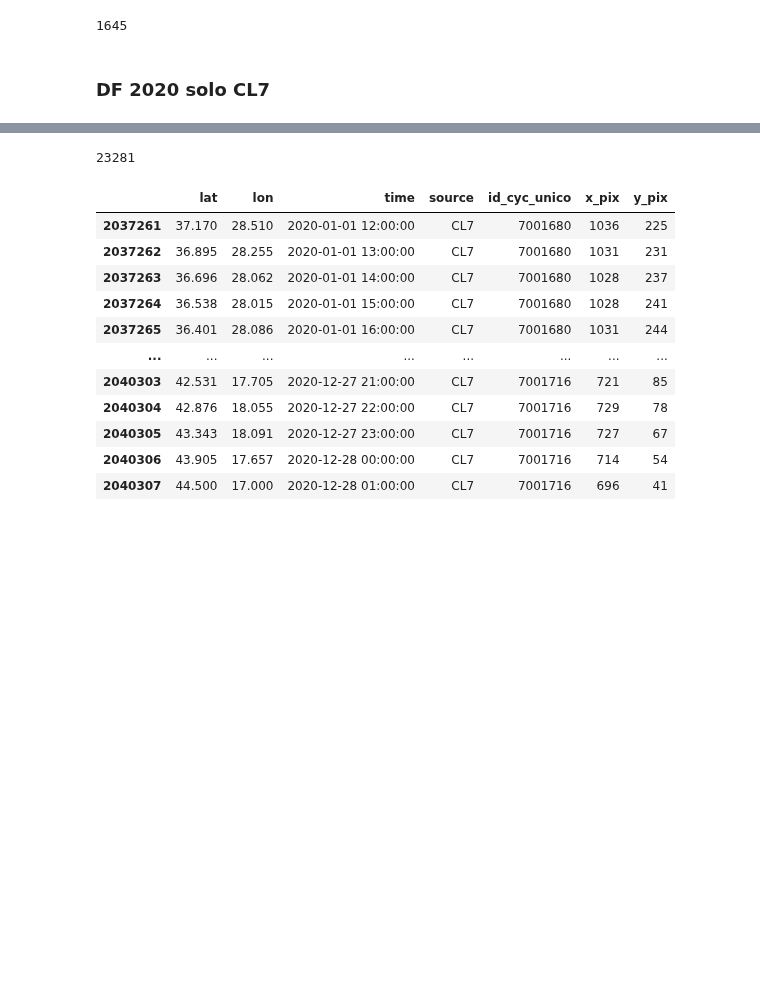
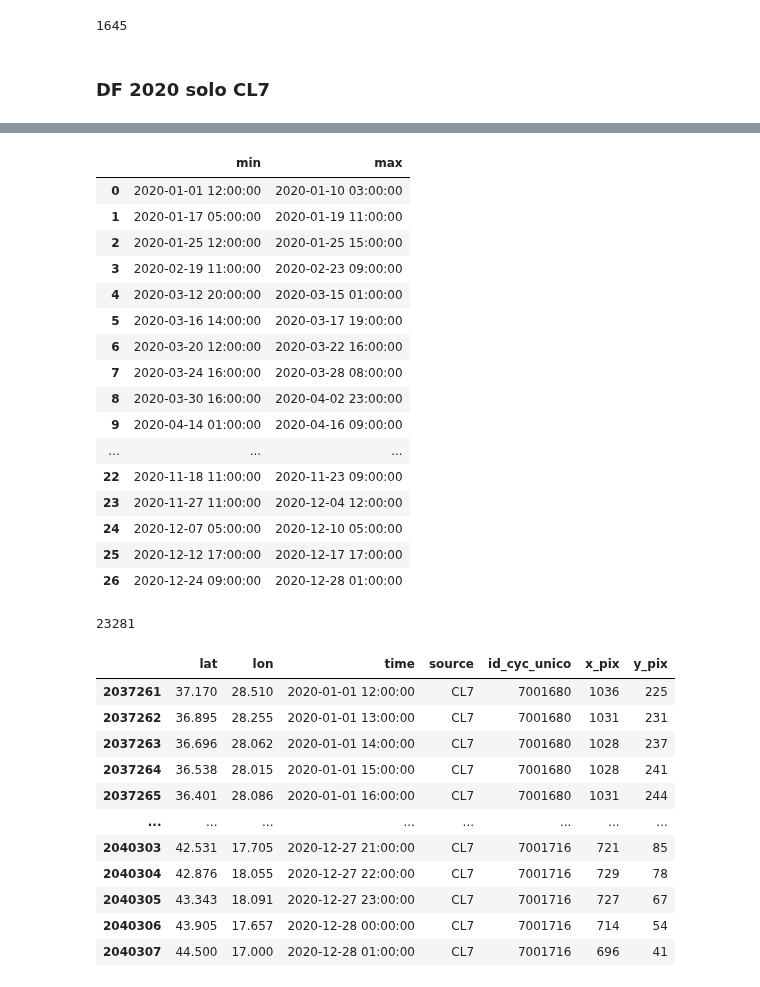
Before and after one commit to dandarm/VideoMAEv2, a Jupyter notebook: Analyze_Manos_tracks.ipynb, the cells around one changed output, grey strips where cells are left out. Drawn from its saved outputs; the diff is of its cells as text; code cells hidden in the pictures; blank space fills up the shorter version.

```diff
--- a/Analyze_Manos_tracks.ipynb
+++ b/Analyze_Manos_tracks.ipynb
@@ -602,15 +620,16 @@ filtered_df.id_cyc.nunique()
 dff = df_tracks2020_MED_CL7.sort_values('time')
 
 # Calcola la differenza tra righe successive
-expected_freq = pd.Timedelta(hours=1)
+expected_freq = pd.Timedelta(hours=2)
 time_diff = dff['time'].diff()
 
 # Ogni volta che c'è un "buco", parte un nuovo gruppo
-dff['gruppo'] = (time_diff != expected_freq).cumsum()
+dff['gruppo'] = (time_diff >= expected_freq).cumsum()
 
 # Ora trovi gli intervalli min e max per ogni gruppo
 intervalli = dff.groupby('gruppo')['time'].agg(['min', 'max']).reset_index(drop=True)
 
+# non è chiaro, forse serviva perché prima la logica per 'intervalli' era sbagliata
 def unisci_intervalli(intervalli, freq=pd.Timedelta(hours=1)):
     intervalli = intervalli.sort_values('min').reset_index(drop=True)
     intervalli_uniti = []
@@ -634,6 +653,26 @@ intervalli_uniti = unisci_intervalli(intervalli)
 
 
 #intervalli_uniti
+# %%
+intervalli
+# %% [output]
+|  | min | max |
+| 0 | 2020-01-01 12:00:00 | 2020-01-10 03:00:00 |
+| 1 | 2020-01-17 05:00:00 | 2020-01-19 11:00:00 |
+| 2 | 2020-01-25 12:00:00 | 2020-01-25 15:00:00 |
+| 3 | 2020-02-19 11:00:00 | 2020-02-23 09:00:00 |
+| 4 | 2020-03-12 20:00:00 | 2020-03-15 01:00:00 |
+| 5 | 2020-03-16 14:00:00 | 2020-03-17 19:00:00 |
+| 6 | 2020-03-20 12:00:00 | 2020-03-22 16:00:00 |
+| 7 | 2020-03-24 16:00:00 | 2020-03-28 08:00:00 |
+| 8 | 2020-03-30 16:00:00 | 2020-04-02 23:00:00 |
+| 9 | 2020-04-14 01:00:00 | 2020-04-16 09:00:00 |
+| ... | ... | ... |
+| 22 | 2020-11-18 11:00:00 | 2020-11-23 09:00:00 |
+| 23 | 2020-11-27 11:00:00 | 2020-12-04 12:00:00 |
+| 24 | 2020-12-07 05:00:00 | 2020-12-10 05:00:00 |
+| 25 | 2020-12-12 17:00:00 | 2020-12-17 17:00:00 |
+| 26 | 2020-12-24 09:00:00 | 2020-12-28 01:00:00 |
 # %%
 def is_in_any_interval(ts, intervalli):
     return any(start <= ts <= end for start, end in zip(intervalli['min'], intervalli['max']))
```
Also changed, not shown: parts of 2 cells of this notebook, 5 other files.
